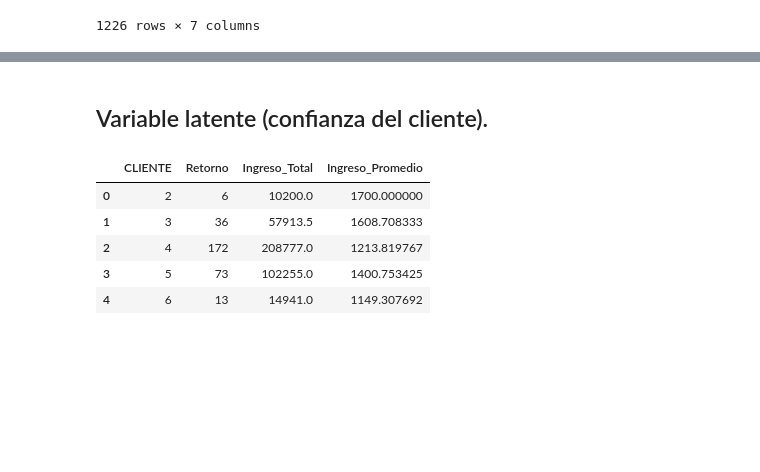
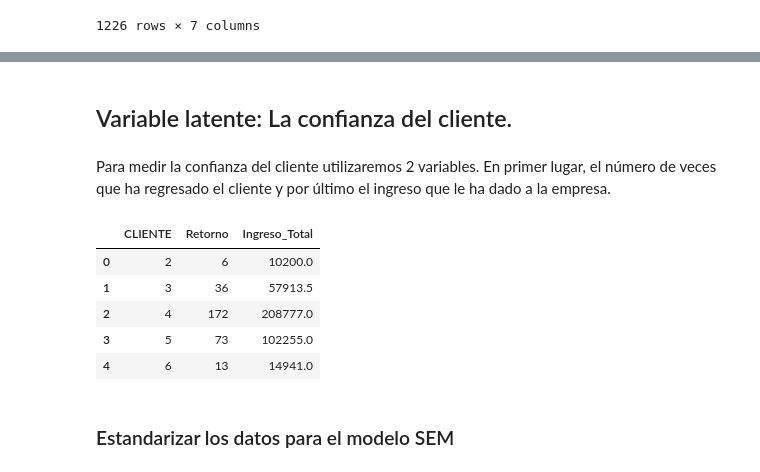
Before and after one commit to luisejdm/Analisis_de_datos_financieros_y_de_diseno_de_indicadores, a Jupyter notebook: Proyecto/Proyecto.ipynb, the cells around one changed output, grey strips where cells are left out. Drawn from its saved outputs; the diff is of its cells as text; code cells hidden in the pictures; blank space fills up the shorter version.

```diff
--- a/Proyecto/Proyecto.ipynb
+++ b/Proyecto/Proyecto.ipynb
@@ -348,20 +501,22 @@ Variables latentes:
 # %% [markdown]
-## Variable latente (confianza del cliente).
+## Variable latente: La confianza del cliente.
+# %% [markdown]
+Para medir la confianza del cliente utilizaremos 2 variables. En primer lugar, el número de veces que ha regresado el cliente y por último el ingreso que le ha dado a la empresa.
 # %%
 retorno_clientes = reparaciones.groupby('CLIENTE')['CLIENTE'].count()
 ingreso_clientes = reparaciones.groupby('CLIENTE')['INGRESO'].sum()
-ingreso_promedio = reparaciones.groupby('CLIENTE')['INGRESO'].mean()
 
 confianza = pd.DataFrame()
 confianza['Retorno'] = retorno_clientes
 confianza['Ingreso_Total'] = ingreso_clientes
-confianza['Ingreso_Promedio'] = ingreso_promedio
 confianza = confianza.reset_index()
 confianza.head()
 # %% [output]
-|  | CLIENTE | Retorno | Ingreso_Total | Ingreso_Promedio |
-| 0 | 2 | 6 | 10200.0 | 1700.000000 |
-| 1 | 3 | 36 | 57913.5 | 1608.708333 |
-| 2 | 4 | 172 | 208777.0 | 1213.819767 |
-| 3 | 5 | 73 | 102255.0 | 1400.753425 |
-| 4 | 6 | 13 | 14941.0 | 1149.307692 |
+|  | CLIENTE | Retorno | Ingreso_Total |
+| 0 | 2 | 6 | 10200.0 |
+| 1 | 3 | 36 | 57913.5 |
+| 2 | 4 | 172 | 208777.0 |
+| 3 | 5 | 73 | 102255.0 |
+| 4 | 6 | 13 | 14941.0 |
+# %% [markdown]
+### Estandarizar los datos para el modelo SEM
```
Also changed, not shown: parts of 51 cells of this notebook, 5 other files.
